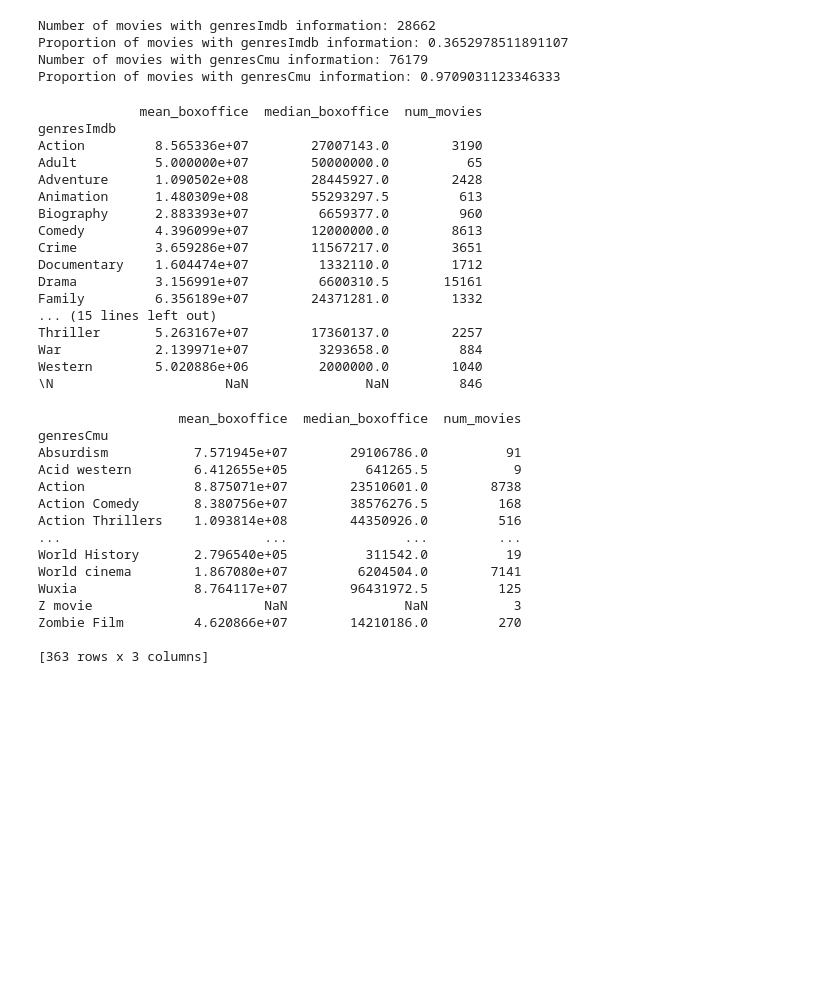
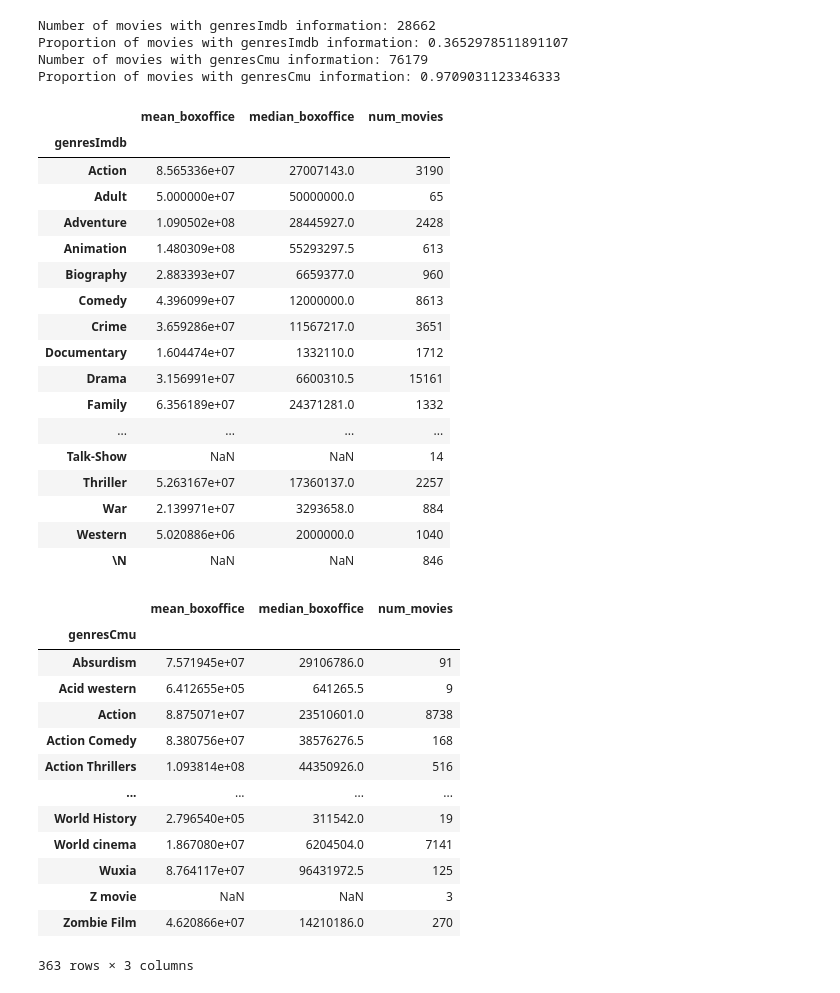
Before and after one commit to epfl-ada/ada-2023-project-lovelace, a Jupyter notebook: Code/clean.ipynb, the cells around one changed output. Drawn from its saved outputs; the diff is of its cells as text; code cells hidden in the pictures; blank space fills up the shorter version.

```diff
--- a/Code/clean.ipynb
+++ b/Code/clean.ipynb
@@ -255,7 +243,7 @@ budget.head(10)
 | 8 | 35000000.0 | tt0114576 | 5.23158 |
 | 9 | 58000000.0 | tt0113189 | 14.686036 |
 # %%
-movies_imdb = pd.merge(movies_imdb, budget, on='tconst', how='left')
+movies_imdb = pd.merge(movies_imdb, budget, on='imdbID', how='left')
 movies_imdb.shape
 # %% [output]
 (81630, 20)
@@ -321,31 +311,32 @@ Proportion of movies with genresCmu information: 0.9709031123346333
 # %%
 movies_imdb_exploded = movies_imdb.explode('genresImdb')
 imdb_genre_boxoffice = movies_imdb_exploded.dropna(subset=['genresImdb']).groupby('genresImdb')['boxOffice'].agg(
     ['mean', 'median'])
 imdb_genre_boxoffice.columns = ['mean_boxoffice', 'median_boxoffice']
 
 genre_counts = movies_imdb_exploded['genresImdb'].value_counts()
 imdb_genre_boxoffice = imdb_genre_boxoffice.merge(genre_counts, left_index=True, right_index=True)
 imdb_genre_boxoffice.columns = ['mean_boxoffice', 'median_boxoffice', 'num_movies']
-print(imdb_genre_boxoffice)
+imdb_genre_boxoffice
 # %% [output]
-             mean_boxoffice  median_boxoffice  num_movies
-genresImdb
-Action         8.565336e+07        27007143.0        3190
-Adult          5.000000e+07        50000000.0          65
-Adventure      1.090502e+08        28445927.0        2428
-Animation      1.480309e+08        55293297.5         613
-Biography      2.883393e+07         6659377.0         960
-Comedy         4.396099e+07        12000000.0        8613
-Crime          3.659286e+07        11567217.0        3651
-Documentary    1.604474e+07         1332110.0        1712
-Drama          3.156991e+07         6600310.5       15161
-Family         6.356189e+07        24371281.0        1332
-... (15 lines left out)
-Thriller       5.263167e+07        17360137.0        2257
-War            2.139971e+07         3293658.0         884
-Western        5.020886e+06         2000000.0        1040
-\N                      NaN               NaN         846
+|  | mean_boxoffice | median_boxoffice | num_movies |
+| genresImdb |  |  |  |
+| Action | 8.565336e+07 | 27007143.0 | 3190 |
+| Adult | 5.000000e+07 | 50000000.0 | 65 |
+| Adventure | 1.090502e+08 | 28445927.0 | 2428 |
+| Animation | 1.480309e+08 | 55293297.5 | 613 |
+| Biography | 2.883393e+07 | 6659377.0 | 960 |
+| Comedy | 4.396099e+07 | 12000000.0 | 8613 |
+| Crime | 3.659286e+07 | 11567217.0 | 3651 |
+| Documentary | 1.604474e+07 | 1332110.0 | 1712 |
+| Drama | 3.156991e+07 | 6600310.5 | 15161 |
+| Family | 6.356189e+07 | 24371281.0 | 1332 |
+| ... | ... | ... | ... |
+| Talk-Show | NaN | NaN | 14 |
+| Thriller | 5.263167e+07 | 17360137.0 | 2257 |
+| War | 2.139971e+07 | 3293658.0 | 884 |
+| Western | 5.020886e+06 | 2000000.0 | 1040 |
+| \N | NaN | NaN | 846 |
 # %%
 movies_imdb_exploded = movies_imdb.explode('genresCmu')
 cmu_genre_boxoffice = movies_imdb_exploded.dropna(subset=['genresCmu']).groupby('genresCmu')['boxOffice'].agg(
@@ -355,20 +346,19 @@ cmu_genre_boxoffice.columns = ['mean_boxoffice', 'median_boxoffice']
 genre_counts = movies_imdb_exploded['genresCmu'].value_counts()
 cmu_genre_boxoffice = cmu_genre_boxoffice.merge(genre_counts, left_index=True, right_index=True)
 cmu_genre_boxoffice.columns = ['mean_boxoffice', 'median_boxoffice', 'num_movies']
-print(cmu_genre_boxoffice)
+cmu_genre_boxoffice
 # %% [output]
+|  | mean_boxoffice | median_boxoffice | num_movies |
+| genresCmu |  |  |  |
+| Absurdism | 7.571945e+07 | 29106786.0 | 91 |
+| Acid western | 6.412655e+05 | 641265.5 | 9 |
+| Action | 8.875071e+07 | 23510601.0 | 8738 |
+| Action Comedy | 8.380756e+07 | 38576276.5 | 168 |
+| Action Thrillers | 1.093814e+08 | 44350926.0 | 516 |
+| ... | ... | ... | ... |
+| World History | 2.796540e+05 | 311542.0 | 19 |
+| World cinema | 1.867080e+07 | 6204504.0 | 7141 |
+| Wuxia | 8.764117e+07 | 96431972.5 | 125 |
+| Z movie | NaN | NaN | 3 |
+| Zombie Film | 4.620866e+07 | 14210186.0 | 270 |
-                  mean_boxoffice  median_boxoffice  num_movies
-genresCmu
-Absurdism           7.571945e+07        29106786.0          91
-Acid western        6.412655e+05          641265.5           9
-Action              8.875071e+07        23510601.0        8738
-Action Comedy       8.380756e+07        38576276.5         168
-Action Thrillers    1.093814e+08        44350926.0         516
-...                          ...               ...         ...
-World History       2.796540e+05          311542.0          19
-World cinema        1.867080e+07         6204504.0        7141
-Wuxia               8.764117e+07        96431972.5         125
-Z movie                      NaN               NaN           3
-Zombie Film         4.620866e+07        14210186.0         270
-
-[363 rows x 3 columns]
+363 rows × 3 columns
```
Also changed, not shown: parts of 10 cells of this notebook.
